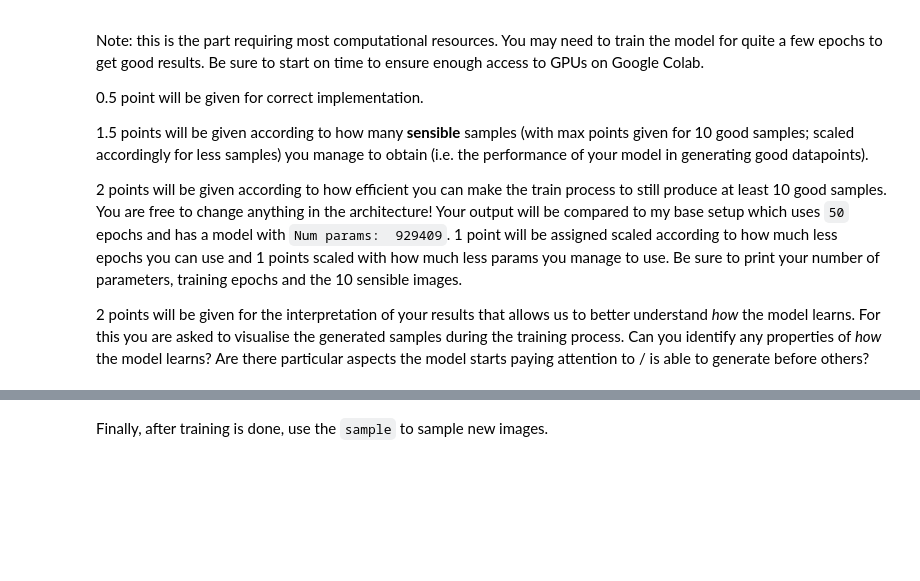
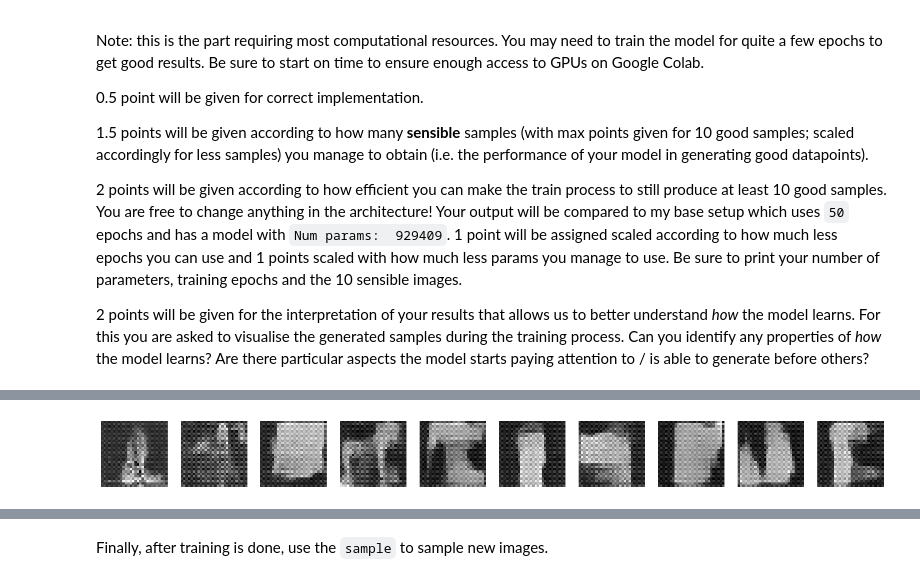
Before and after one commit to Afshein/Coursework-2, a Jupyter notebook: coursework-2-for-students (2).ipynb, the cells around one changed output, grey strips where cells are left out. Cells and saved outputs as stored; diff of their text form; code cells hidden in the pictures; blank space fills up the shorter version.

```diff
--- a/coursework-2-for-students (2).ipynb
+++ b/coursework-2-for-students (2).ipynb
@@ -291,8 +288,8 @@ class SimpleUnet(nn.Module):
         image_channels = 1
         down_channels = (32, 64, 128) # These are the channels that we want to obtain in the downsampling stage; DEFINE YOURSELF!
         up_channels = (128, 64, 32) # These are the channels that we want to obtain in the upsampling stage; DEFINE YOURSELF!
-        out_dim =  10 # DEFINE THIS CORRECTLY
-        time_emb_dim = up_channels[-1] # DEFINE THIS CORRECTLY
+        out_dim =  1 # DEFINE THIS CORRECTLY
+        time_emb_dim = 28 # DEFINE THIS CORRECTLY
 
         # Time embedding consists of a Sinusoidal embedding, a linear map that maintains the dimensions and a rectified linear unit activation.
         self.time_emb = SinusoidalPositionEmbeddings(dim = time_emb_dim)
@@ -320,9 +317,9 @@ class SimpleUnet(nn.Module):
 
         self.out_func = nn.Conv2d(up_channels[-1], out_dim, 1)
 
-    def forward(self, x, timestep):
+    def forward(self, x, time):
         # Embedd time
-        t = self.time_emb(timestep)
+        t = self.time_emb(time)
         t = self.tim_emb2(t)
 
         #Initial projection
@@ -378,11 +361,11 @@ Write a piece of code that can be used to predict the noise and return the denoi
 # %%
 # compute posterior_variance
 #COME BACK TO THIS
-posterior_variance = 1 # FILL IN WITH THE RIGHT SETUP;
+posterior_variance = betas # FILL IN WITH THE RIGHT SETUP;
 sqrt_recip_alphas = torch.reciprocal(torch.sqrt(alphas)) # FILL IN WITH THE RIGHT SETUP;
 
 @torch.no_grad()
-def sample_timestep(x, t, i, posterior_variance, sqrt_one_minus_alphas_cumprod, alphas, sqrt_recip_alphas):
+def sample_timestep(x, t, i, posterior_variance, sqrt_one_minus_alphas_cumprod, alphas, sqrt_recip_alphas, model):
     """
     Calls the model to predict the noise in the image and returns
     the denoised image.
@@ -390,17 +373,16 @@ def sample_timestep(x, t, i, posterior_variance, sqrt_one_minus_alphas_cumprod,
     Note that it also needs additional arguments about the posterior_variance, sqrt_minus_alphas_cumprod and sqrt_recip_alphas.
     """
 
-    model = SimpleUnet()
     predicted_noise = model(x, t)
 
-    rand_noise =  posterior_variance ** (1/2) * torch.randn_like(x)
+    rand_noise =  posterior_variance[i] ** (1/2) * torch.randn_like(x)
 
-    denoised = sqrt_recip_alphas[i] * (x - (1 - alphas[i]) / sqrt_one_minus_alphas_cumprod[i] * predicted_noise)
+    denoised_img = sqrt_recip_alphas[i] * (x - (1 - alphas[i]) / sqrt_one_minus_alphas_cumprod[i] * predicted_noise)
 
-    if i == T:
-        return denoised
+    if i == 0:
+        return denoised_img
 
-    return denoised + rand_noise
+    return denoised_img + rand_noise
 
 @torch.no_grad()
 def sample(model, shape):
@@ -412,7 +394,7 @@ def sample(model, shape):
     imgs = []
     for i in tqdm(reversed(range(0, T)), desc='sampling loop time step', total=T):
         t = torch.full((b,), i, device=device, dtype=torch.long)
-        img = sample_timestep(img, t, i, posterior_variance, sqrt_one_minus_alphas_cumprod, sqrt_recip_alphas)
+        img = sample_timestep(img, t, i, posterior_variance, sqrt_one_minus_alphas_cumprod, alphas, sqrt_recip_alphas, model)
         imgs.append(img.cpu().numpy())
     return imgs
 # %% [markdown]
@@ -432,11 +416,18 @@ Note: this is the part requiring most computational resources. You may need to t
 # %%
-optimizer = torch.optim.SGD(model.parameters(), lr=0.001)
+optimizer = Adam(model.parameters(), lr=0.001)
 num_epochs = 1
 
+#Problem here is treating time_step as bath_size so we need have to fix timestep to be a int (128) or
+#change how timestep is handled
+
 for epoch in range(num_epochs):
-    for batch in dataloader:
+    for i, batch in enumerate(dataloader):
+        batch = batch["pixel_values"]
         optimizer.zero_grad()
+        t = torch.randint(0, T, (BATCH_SIZE,))
         loss = get_loss(model, batch, t)
         loss.backward()
         optimizer.step()
+
+        print(f"Batch No. {i} / {len(dataloader)}: Loss: {loss.item()}")
 # %% [output]
@@ -443,0 +454,10 @@ NameError: name 'model' is not defined
+# %%
+samples = sample(model, (10, 1, 28, 28))
+# %%
+#plot the last of each sample
+fig, ax = plt.subplots(1, 10, figsize=(20, 5))
+for i in range(10):
+    ax[i].imshow(samples[-1][i].reshape(28, 28), cmap="gray")
+    ax[i].axis('off')
+# %% [output]
+[figure, added]
```
Also changed, not shown: parts of 14 cells of this notebook.
